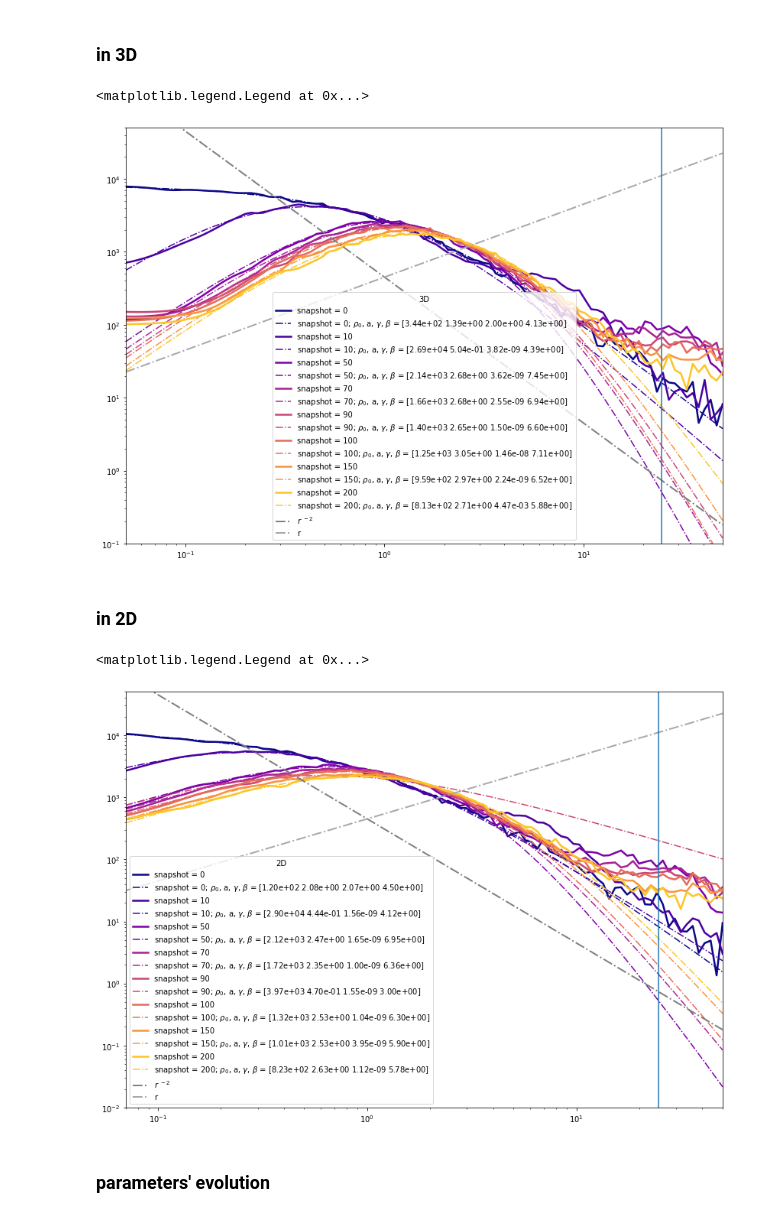
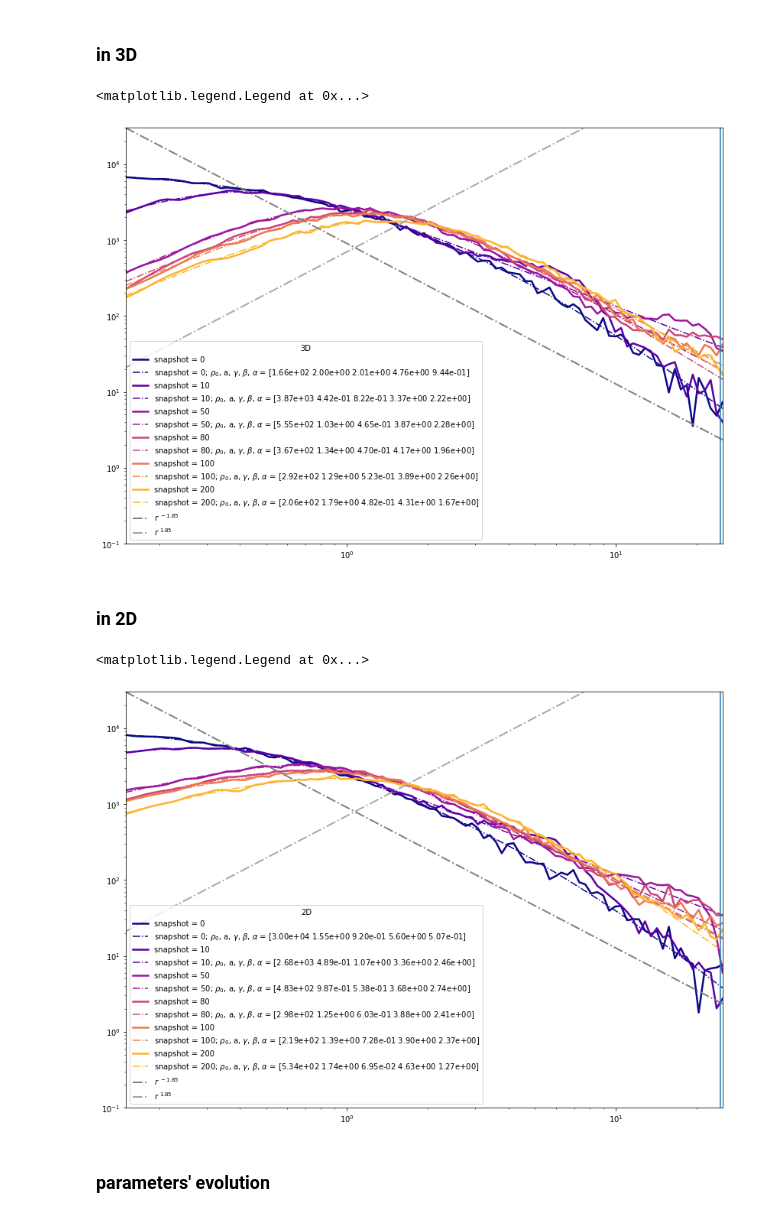
Before and after one commit to olgaborodina/N-body_simulations_analysis, a Jupyter notebook: profile_fit.ipynb, the cells around one changed output. Cells and saved outputs as stored; diff of their text form; code cells hidden in the pictures.

```diff
--- a/profile_fit.ipynb
+++ b/profile_fit.ipynb
@@ -22,6 +18,7 @@ snapshots = [0, 10, 50, 70, 90, 100, 150, 200]
+# %%
+snapshots = [0, 10, 50, 80, 100, 200]
 # %%
-r_e = np.geomspace(5e-2, 50, 101)
-# r_e = np.geomspace(1, 50, 101)
+r_e = np.geomspace(15e-2, 25, 101)
 
 dmdr_3D = pd.DataFrame(data={'r':r_e})
 
@@ -43,9 +40,10 @@ for snap in snapshots:
     fmodel = Model(f.dmdr_profile)
 
     fmodel.set_param_hint('ro0', value=500, min=10, max=30000.0)
-    fmodel.set_param_hint('a', value=0.5, min=0.1, max=20.0)
+    fmodel.set_param_hint('a', value=1, min=0.2, max=2.0)
     fmodel.set_param_hint('gamma', value=0.3, min=1e-9, max=2.5)
-    fmodel.set_param_hint('beta', value=4, min=3, max=10)
+    fmodel.set_param_hint('beta', value=3.85, min=3, max=7.1)
+    fmodel.set_param_hint('alpha', value=1.0, min=0.1, max=4)
     params = fmodel.make_params()
 
     params['dim'].vary = False
@@ -56,32 +54,33 @@ for snap in snapshots:
 
     dmdr_3D[snap] = dmdr
     popts_3D[snap] = [result.params['ro0'].value, result.params['a'].value,
-                      result.params['gamma'].value, result.params['beta'].value]
+                      result.params['gamma'].value, result.params['beta'].value,
+                      result.params['alpha'].value]
 # %%
 cycol = iter(cm.plasma(np.linspace(0, 1, len(snapshots)+1)))
 np.set_printoptions(formatter={'float': "{0:0.2e}".format})
 
 fig, ax = plt.subplots(figsize=(14, 10))
 for snap in dmdr_3D.columns[1:]:
     c=next(cycol)
     ax.plot(dmdr_3D['r'], dmdr_3D[snap], label=f'snapshot = {snap}',
             c=c, lw=2.5)
     ax.plot(dmdr_3D['r'], f.dmdr_profile(dmdr_3D['r'], *popts_3D[snap], 3),
-            c=c, ls='-.', label=fr'snapshot = {snap}; $\rho_0$, a, $\gamma$, $\beta$ = {popts_3D[snap].values}')
+            c=c, ls='-.', label=fr'snapshot = {snap}; $\rho_0$, a, $\gamma$, $\beta$, $\alpha$ = {popts_3D[snap].values}')
 
-ax.plot(dmdr_3D['r'], 450 / dmdr_3D['r'] ** 2, c='gray', label=r'$r^{\ -2}$', ls= '-.', lw=2)
-ax.plot(dmdr_3D['r'], 450 * dmdr_3D['r'] , c='darkgrey', label='r', ls= '-.', lw=2)
+ax.plot(dmdr_3D['r'], 900 / dmdr_3D['r'] ** 1.85, c='gray', label=r'$r^{\ -1.85}$', ls= '-.', lw=2)
+ax.plot(dmdr_3D['r'], 700 * dmdr_3D['r'] ** 1.85 , c='darkgrey', label='$r^{\ 1.85}$', ls= '-.', lw=2)
 ax.plot([1.23 * 20, 1.23 * 20], [1e-3, 1e5])
 
-ax.set_ylim(1e-1, 5e4)
+ax.set_ylim(1e-1, 3e4)
 ax.set_xlim(r_e.min(), r_e.max())
 
 ax.set_yscale('log')
 ax.set_xscale('log')
 ax.legend(title='3D')
 # %% [output]
 <matplotlib.legend.Legend at 0x...>
-[figure, old version]
+[figure, new version]
 # %% [markdown]
 ### in 2D
 # %%
@@ -121,17 +121,15 @@ for snap in dmdr_2D.columns[1:]:
     c=next(cycol)
     ax.plot(dmdr_2D['r'], dmdr_2D[snap], label=f'snapshot = {snap}',
             c=c, lw=2.5)
-#     ax.plot(dmdr_2D['r'], f.dmdr_profile_2D(dmdr_2D['r'], *popts_2D_log[snap]),
-#             c=c, ls='--', label=f'snapshot = {snap}; ro0, a, gamma = {popts_2D_log[snap].values}; log')
     ax.plot(dmdr_2D['r'], f.dmdr_profile(dmdr_2D['r'], *popts_2D[snap], 2),
-            c=c, ls='-.', label=fr'snapshot = {snap}; $\rho_0$, a, $\gamma$, $\beta$ = {popts_2D[snap].values}')
+            c=c, ls='-.', label=fr'snapshot = {snap}; $\rho_0$, a, $\gamma$, $\beta$, $\alpha$ = {popts_2D[snap].values}')
 
 
-ax.plot(dmdr_2D['r'], 450 / dmdr_2D['r'] ** 2, c='gray', label=r'$r^{\ -2}$', ls= '-.', lw=2)
-ax.plot(dmdr_2D['r'], 450 * dmdr_2D['r'] , c='darkgrey', label='r', ls= '-.', lw=2)
+ax.plot(dmdr_3D['r'], 900 / dmdr_3D['r'] ** 1.85, c='gray', label=r'$r^{\ -1.85}$', ls= '-.', lw=2)
+ax.plot(dmdr_3D['r'], 700 * dmdr_3D['r'] ** 1.85 , c='darkgrey', label='$r^{\ 1.85}$', ls= '-.', lw=2)
 ax.plot([1.23 * 20, 1.23*20], [1e-3, 1e5])
 
-ax.set_ylim(1e-2,5e4)
+ax.set_ylim(1e-1,3e4)
 ax.set_xlim(r_e.min(), r_e.max())
 
 ax.set_yscale('log')
@@ -139,7 +137,7 @@ ax.set_xscale('log')
 ax.legend(title='2D')
 # %% [output]
 <matplotlib.legend.Legend at 0x...>
-[figure, old version]
+[figure, new version]
 # %% [markdown]
 ### parameters' evolution
 # %%
```
Also changed, not shown: parts of 6 cells of this notebook, 1 other file.
